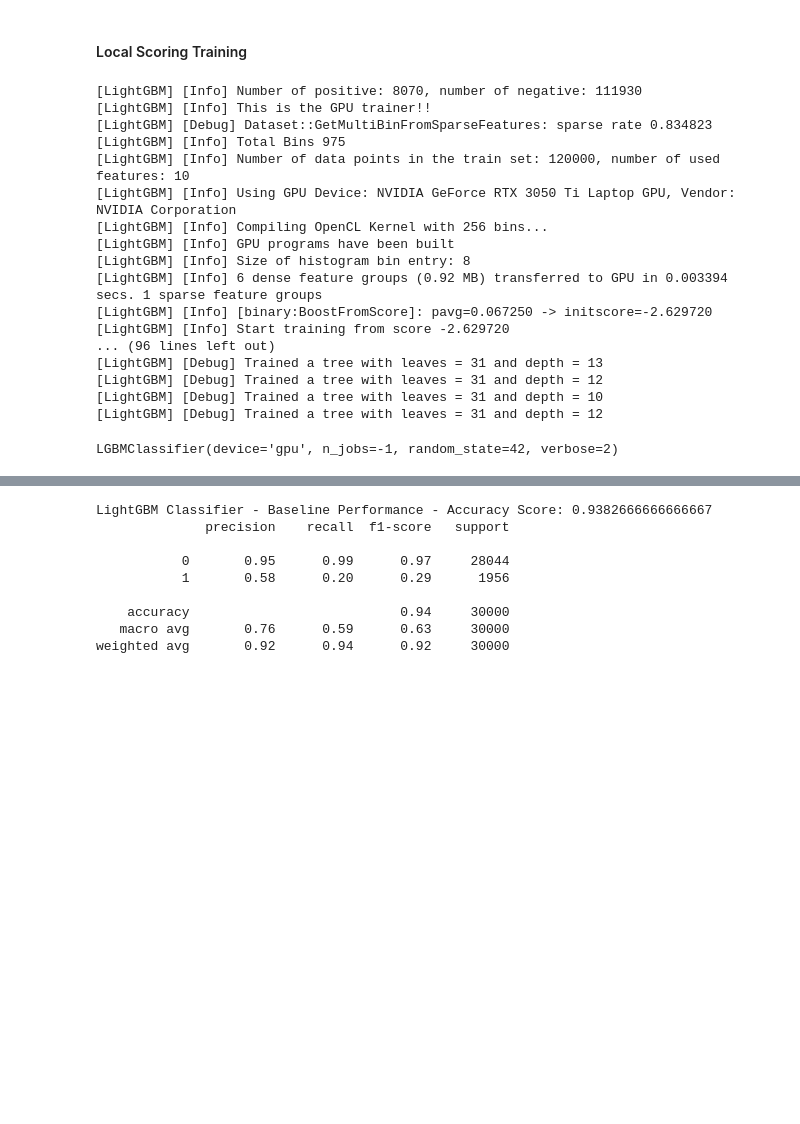
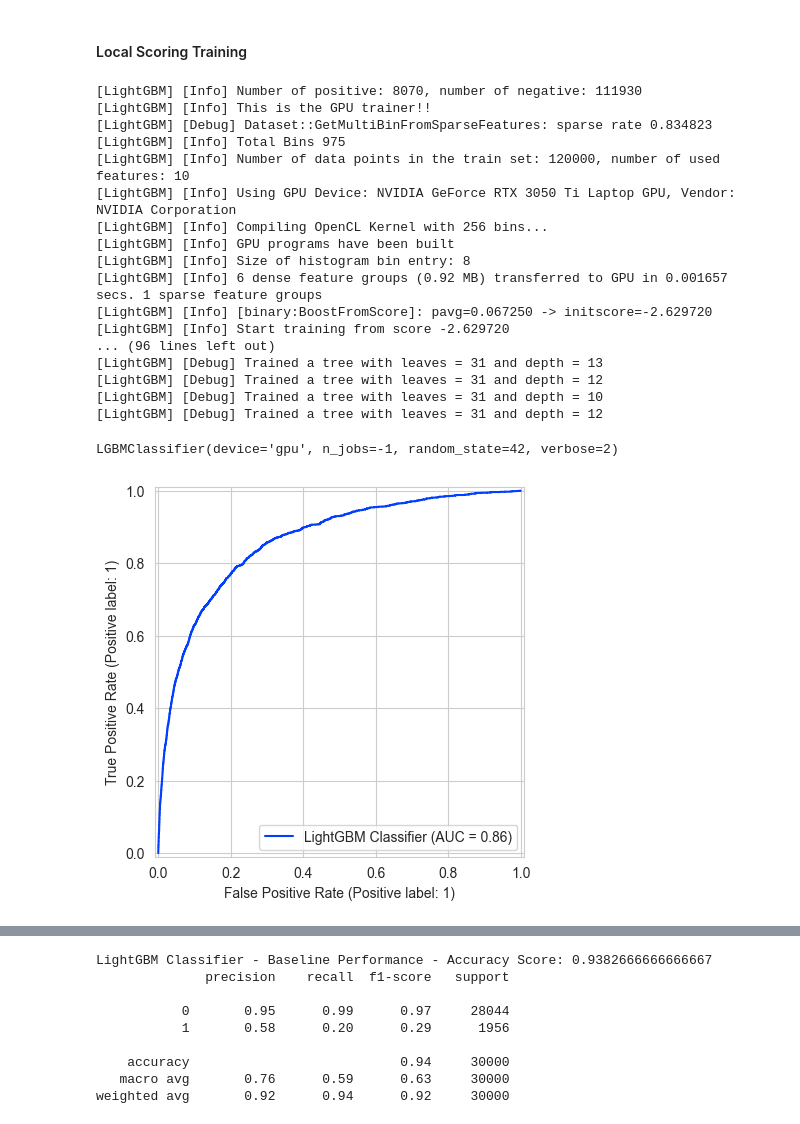
Before and after one commit to Ghenntoggy1/Sigmoid-ML-Tasks, a Jupyter notebook: Pre_Exam_2_Give_Me_Some_Credit_Classification/Pre_Exam_2_Give_Me_Some_Credit_Classification.ipynb, the cells around one changed output, grey strips where cells are left out. Drawn from its saved outputs; the diff is of its cells as text; code cells hidden in the pictures; blank space fills up the shorter version.

```diff
--- a/Pre_Exam_2_Give_Me_Some_Credit_Classification/Pre_Exam_2_Give_Me_Some_Credit_Classification.ipynb
+++ b/Pre_Exam_2_Give_Me_Some_Credit_Classification/Pre_Exam_2_Give_Me_Some_Credit_Classification.ipynb
@@ -1168,0 +1186,10 @@ X_test_sub: pd.DataFrame = credit_test_zip.drop(columns=['SeriousDlqin2yrs'])
+# %%
+def plot_roc_curve_from_estimator(X: pd.DataFrame | np.ndarray, y: pd.Series | np.ndarray, estimator: BaseEstimator, estimator_name: str = None) -> None:
+    RocCurveDisplay.from_estimator(
+        estimator=estimator,
+        X=X,
+        y=y,
+        name=estimator_name if estimator_name is not None else estimator.__class__.__name__
+    )
+
+    plt.show()
@@ -1255,7 +1375,7 @@ null_transformer = ColumnTransformer(
 pipeline_steps: list[tuple[str, TransformerMixin]] = [
     ('drop_id', transformer_dropper_id),
     ('impute_null', null_transformer),
-    ('log_transform', transformer_log),
+    # ('log_transform', transformer_log),
     # ('impute_null_2', mice_wrapper)
 ]
 # %%
@@ -1305,7 +1425,7 @@ lightgbm_classifier.fit(X=X_train_zip_tf, y=y_train_zip)
 [LightGBM] [Info] Compiling OpenCL Kernel with 256 bins...
 [LightGBM] [Info] GPU programs have been built
 [LightGBM] [Info] Size of histogram bin entry: 8
-[LightGBM] [Info] 6 dense feature groups (0.92 MB) transferred to GPU in 0.003394 secs. 1 sparse feature groups
+[LightGBM] [Info] 6 dense feature groups (0.92 MB) transferred to GPU in 0.001657 secs. 1 sparse feature groups
 [LightGBM] [Info] [binary:BoostFromScore]: pavg=0.067250 -> initscore=-2.629720
 [LightGBM] [Info] Start training from score -2.629720
 ... (96 lines left out)
@@ -1314,4 +1434,8 @@ lightgbm_classifier.fit(X=X_train_zip_tf, y=y_train_zip)
 [LightGBM] [Debug] Trained a tree with leaves = 31 and depth = 10
 [LightGBM] [Debug] Trained a tree with leaves = 31 and depth = 12
 LGBMClassifier(device='gpu', n_jobs=-1, random_state=42, verbose=2)
+# %%
+plot_roc_curve_from_estimator(X=X_test_zip_tf, y=y_test_zip, estimator=lightgbm_classifier, estimator_name='LightGBM Classifier')
+# %% [output]
+[figure, added]
 # %%
```
Also changed, not shown: parts of 93 cells of this notebook.
